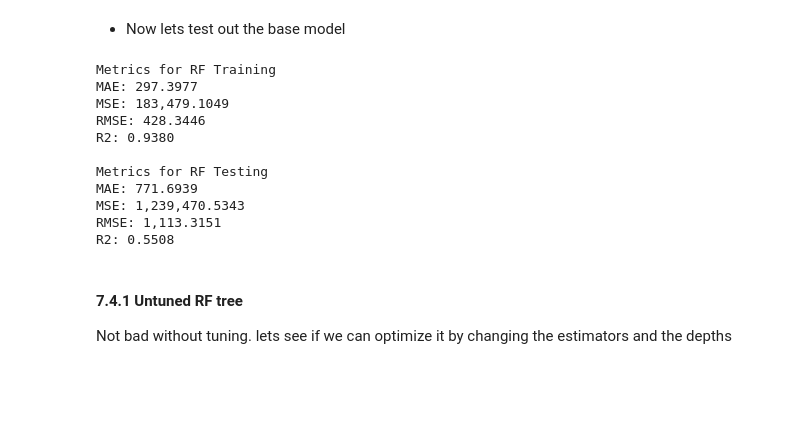
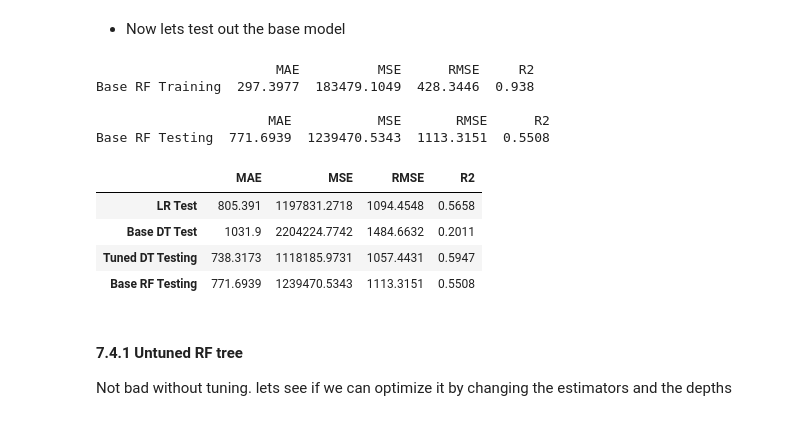
Before and after one commit to RaymondGarcia1107/CodingDojoProject1, a Jupyter notebook: Sales_Predictions.ipynb, the cells around one changed output. Drawn from its saved outputs; the diff is of its cells as text; code cells hidden in the pictures; blank space fills up the shorter version.

```diff
--- a/Sales_Predictions.ipynb
+++ b/Sales_Predictions.ipynb
@@ -903,11 +905,15 @@ from sklearn.metrics import r2_score, mean_absolute_error, mean_squared_error
 # %%
 def model_eval(y_true, y_hat, name = 'Model'):
-  mae = mean_absolute_error(y_true, y_hat)
-  mse = mean_squared_error(y_true, y_hat)
-  rmse = np.sqrt(mse)
-  r2 = r2_score(y_true, y_hat)
-  print(f'Metrics for {name}')
-  print(f'MAE: {mae:,.4f}\nMSE: {mse:,.4f}\nRMSE: {rmse:,.4f}\nR2: {r2:,.4f}\n')
+  mae = round(mean_absolute_error(y_true, y_hat),4)
+  mse = round(mean_squared_error(y_true, y_hat),4)
+  rmse = round(np.sqrt(mse),4)
+  r2 = round(r2_score(y_true, y_hat),4)
+
+  # Append the scores into a dataframe
+  scores = pd.DataFrame(columns = ['MAE', 'MSE', 'RMSE', 'R2'], index = [f'{name}'])
+  scores.loc[f'{name}',:] = [mae,mse,rmse,r2]
+
+  return scores
 # %% [markdown]
 ### 7.2 Linear Regression
 Lets instantiate the model and add it to a pipeline for fitting.
@@ -1103,20 +1105,22 @@ Pipeline(steps=[('columntransformer',
 # %% [markdown]
 * Now lets test out the base model
 # %%
-model_eval(y_train, RFpipe.predict(X_train), name = 'RF Training')
-model_eval(y_test, RFpipe.predict(X_test), name = 'RF Testing')
+print(model_eval(y_train, RFpipe.predict(X_train), name = 'Base RF Training'),'\n')
+print(model_eval(y_test, RFpipe.predict(X_test), name = 'Base RF Testing'))
+
+model_scores = pd.concat([model_scores, model_eval(y_test, RFpipe.predict(X_test), name = 'Base RF Testing')])
+model_scores
 # %% [output]
-Metrics for RF Training
-MAE: 297.3977
-MSE: 183,479.1049
-RMSE: 428.3446
-R2: 0.9380
+                       MAE          MSE      RMSE     R2
+Base RF Training  297.3977  183479.1049  428.3446  0.938
 
-Metrics for RF Testing
-MAE: 771.6939
-MSE: 1,239,470.5343
-RMSE: 1,113.3151
-R2: 0.5508
+                      MAE           MSE       RMSE      R2
+Base RF Testing  771.6939  1239470.5343  1113.3151  0.5508
+|  | MAE | MSE | RMSE | R2 |
+| LR Test | 805.391 | 1197831.2718 | 1094.4548 | 0.5658 |
+| Base DT Test | 1031.9 | 2204224.7742 | 1484.6632 | 0.2011 |
+| Tuned DT Testing | 738.3173 | 1118185.9731 | 1057.4431 | 0.5947 |
+| Base RF Testing | 771.6939 | 1239470.5343 | 1113.3151 | 0.5508 |
 # %% [markdown]
 #### 7.4.1 Untuned RF tree
 Not bad without tuning. lets see if we can optimize it by changing the estimators and the depths
```
Also changed, not shown: parts of 7 cells of this notebook.
